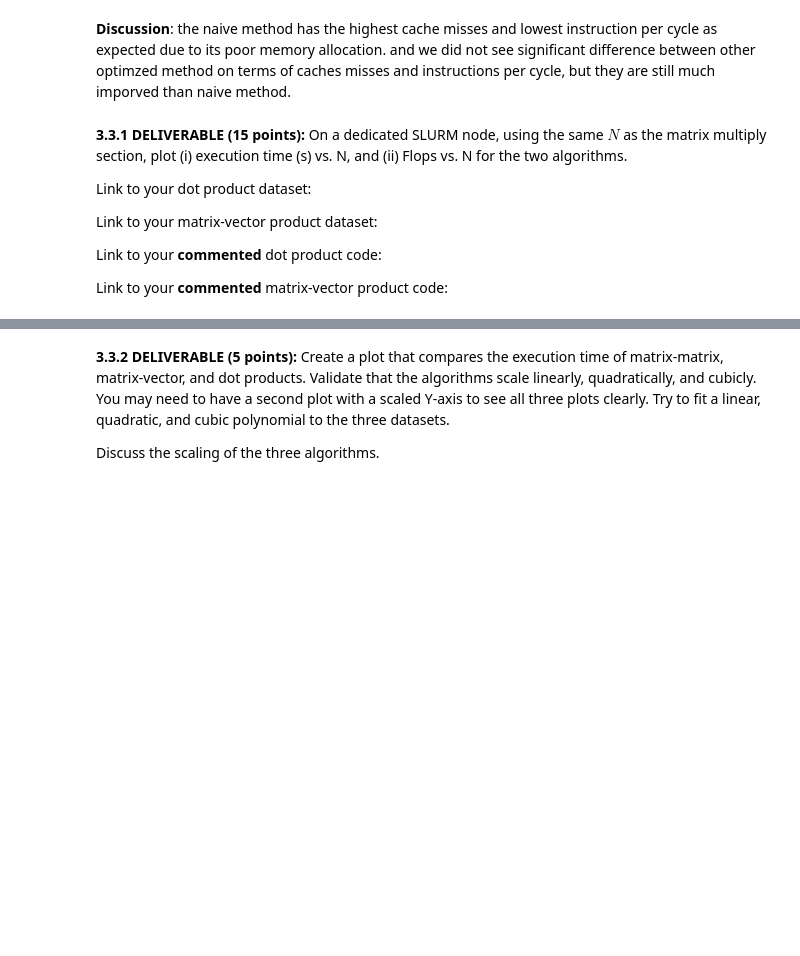
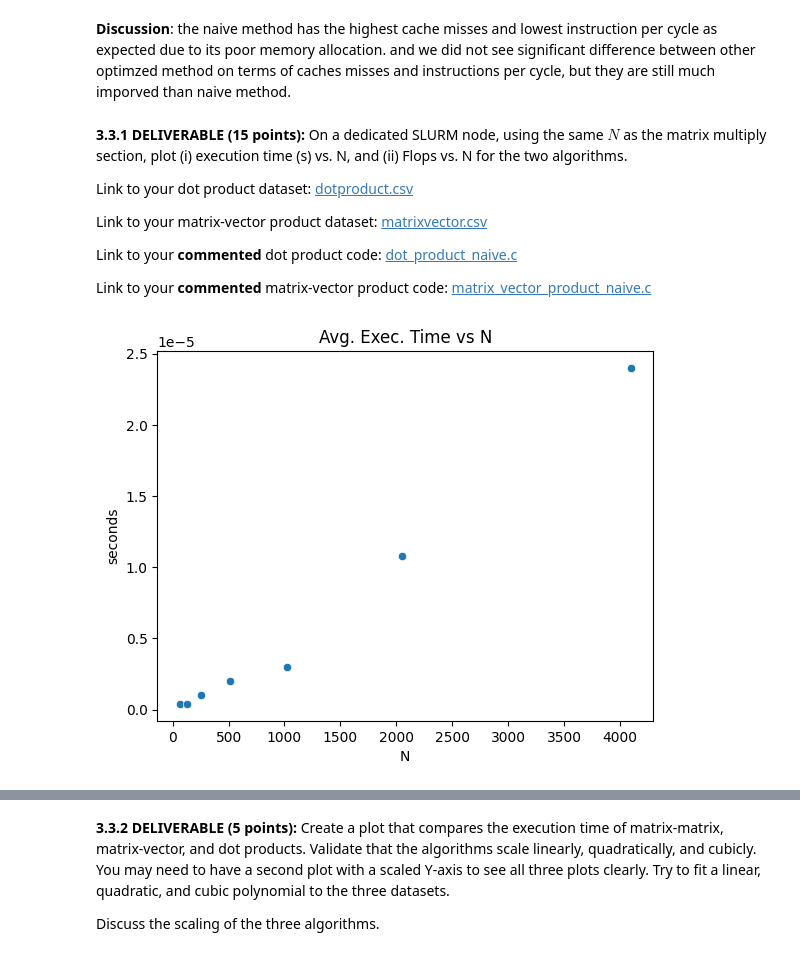
Before and after one commit to awwle6107/eecs569_assignment, a Jupyter notebook: hw1/hw01-submission-groupname.ipynb, the cells around one changed output, grey strips where cells are left out. Cells and saved outputs as stored; diff of their text form; code cells hidden in the pictures; blank space fills up the shorter version.

```diff
--- a/hw1/hw01-submission-groupname.ipynb
+++ b/hw1/hw01-submission-groupname.ipynb
@@ -402,10 +402,10 @@ sns.boxplot(x=x_axis,y=y_axis_time)
 # %% [markdown]
 **3.3.1 DELIVERABLE (15 points):** On a dedicated SLURM node, using the same $N$ as the matrix multiply section, plot (i) execution time (s) vs. N, and (ii) Flops vs. N for the two algorithms.
 
-Link to your dot product dataset: []()
+Link to your dot product dataset: [dotproduct.csv](dotproduct.csv)
 
-Link to your matrix-vector product dataset: []()
+Link to your matrix-vector product dataset: [matrixvector.csv](matrixvector.csv)
 
-Link to your **commented** dot product code: []()
+Link to your **commented** dot product code: [dot_product_naive.c](dot_product_naive.c)
 
-Link to your **commented** matrix-vector product code: []()
+Link to your **commented** matrix-vector product code: [matrix_vector_product_naive.c](matrix_vector_product_naive.c)
@@ -419,0 +412,20 @@ Link to your **commented** matrix-vector product code: []()
+# %%
+# plot code: average execution time vs N plot (dot product)
+
+import matplotlib.pyplot as plt
+import numpy as np
+import seaborn as sns
+import pandas as pd
+import warnings
+warnings.filterwarnings('ignore')
+
+dataFrame = pd.read_csv("dotproduct_ave.csv")
+
+sns.scatterplot(dataFrame['N'],dataFrame['s'])
+
+plt.xlabel("N")
+plt.ylabel("seconds")
+plt.title("Avg. Exec. Time vs N")
+plt.show()
+# %% [output]
+[figure, added]
```
Also changed, not shown: parts of 9 cells of this notebook, 7 other files.
